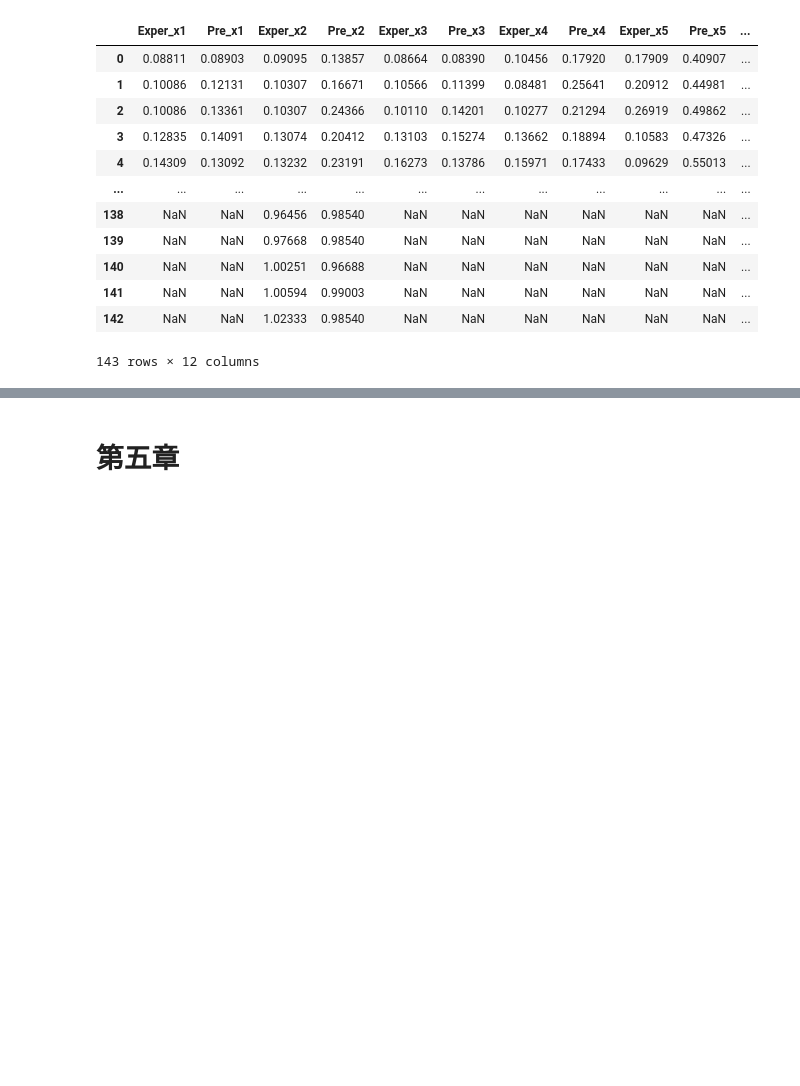
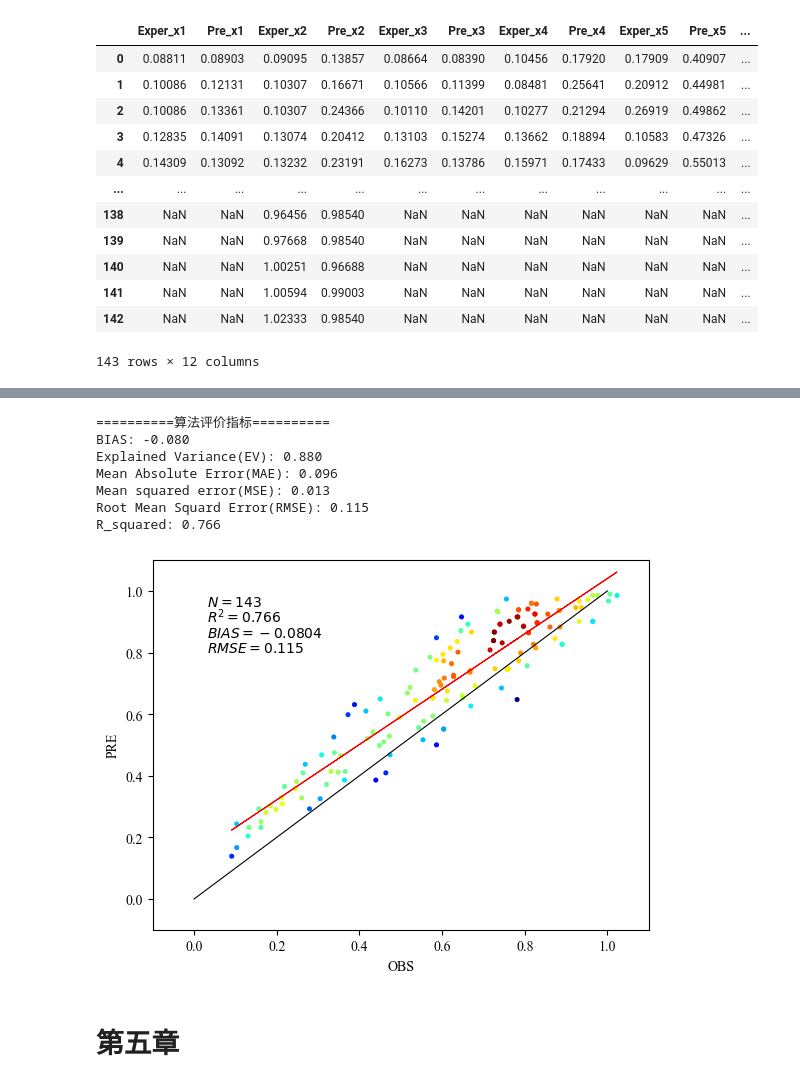
Before and after one commit to jackyvava/CodeWaveVegetation, a Jupyter notebook: code.ipynb, the cells around one changed output, grey strips where cells are left out. Drawn from its saved outputs; the diff is of its cells as text; code cells hidden in the pictures; blank space fills up the shorter version.

```diff
--- a/code.ipynb
+++ b/code.ipynb
@@ -2464,0 +2447,22 @@ Name: Exper_x1, Length: 129, dtype: float64
+# %%
+Exper_x1 = data['Exper_x1'][:129]
+Pre_x1 = data['Pre_x1'][:129]
+
+Exper_x2 = data['Exper_x2'][:143]
+Pre_x2 = data['Pre_x2'][:143]
+
+Exper_x3 = data['Exper_x3'][:124]
+Pre_x3 = data['Pre_x3'][:124]
+
+Exper_x4 = data['Exper_x4'][:112]
+Pre_x4 = data['Pre_x4'][:112]
+
+Exper_x5 = data['Exper_x5'][:116]
+Pre_x5 = data['Pre_x5'][:116]
+
+Exper_x6 = data['Exper_x6'][:108]
+Pre_x6 = data['Pre_x6'][:108]
+# %%
+x = np.linspace(0, 40, 200)
+y = x
+error = 0.2 * y
@@ -2465,3 +2656,14 @@ Name: Exper_x1, Length: 129, dtype: float64
+# %%
+scatter_out_1(Exper_x2, Pre_x2)
+# %% [output]
+==========算法评价指标==========
+BIAS: -0.080
+Explained Variance(EV): 0.880
+Mean Absolute Error(MAE): 0.096
+Mean squared error(MSE): 0.013
+Root Mean Squard Error(RMSE): 0.115
+R_squared: 0.766
+[figure, added]
 # %% [markdown]
 # 第五章
 # %% [markdown]
```
Also changed, not shown: parts of 3 cells of this notebook, 1 other file.
